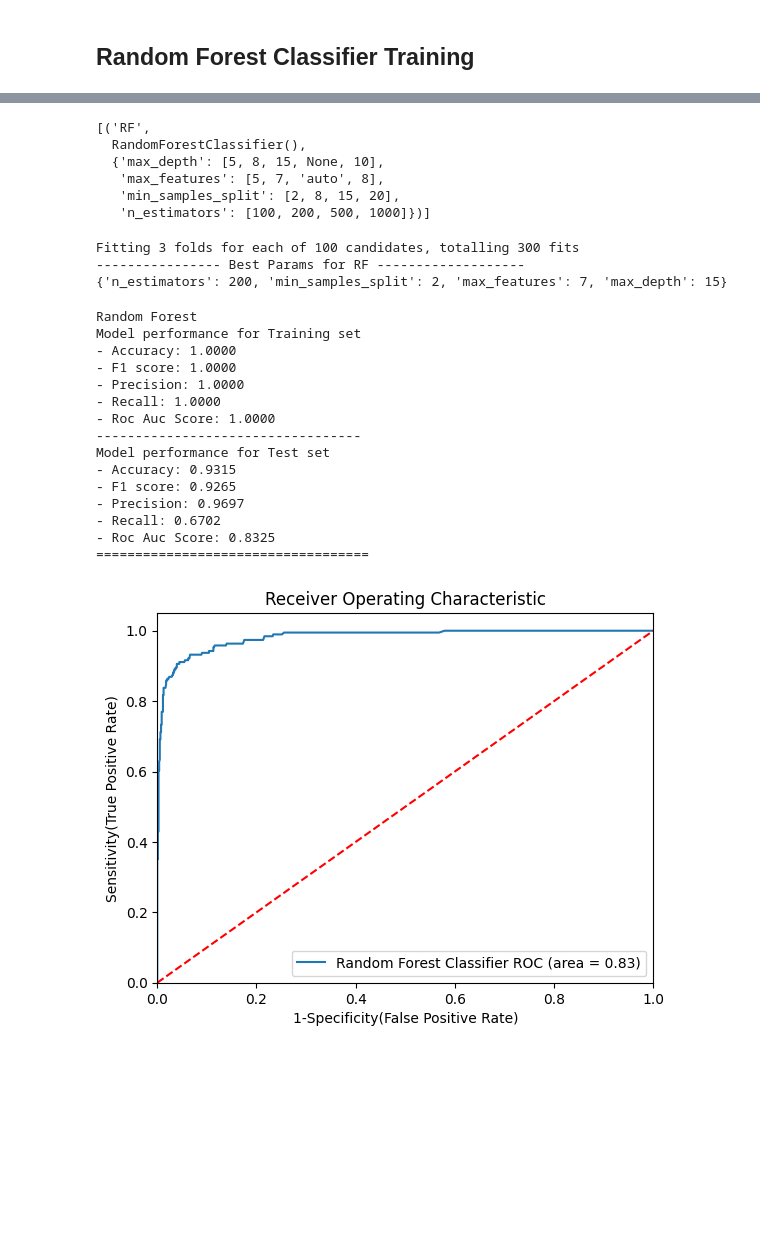
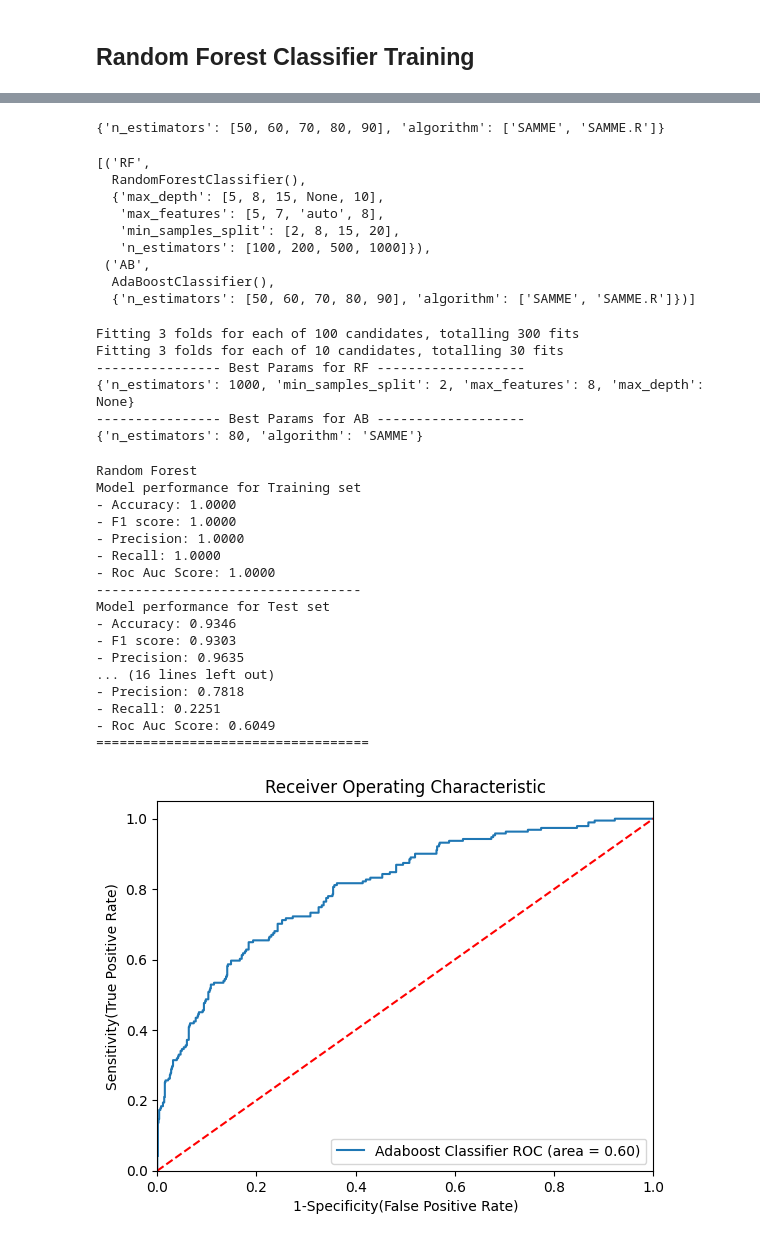
Before and after one commit to yshubh12/Machine-Learning, a Jupyter notebook: Random Forest Classification.ipynb, the cells around one changed output, grey strips where cells are left out. Drawn from its saved outputs; the diff is of its cells as text; code cells hidden in the pictures; blank space fills up the shorter version.

Commit message:
Adaboost Classification model added

```diff
--- a/Random Forest Classification.ipynb
+++ b/Random Forest Classification.ipynb
@@ -298,7 +299,8 @@ models={
     "Logisitic Regression":LogisticRegression(),
     "Decision Tree":DecisionTreeClassifier(),
     "Random Forest":RandomForestClassifier(),
-    "Gradient Boost":GradientBoostingClassifier()
+    "Gradient Boost":GradientBoostingClassifier(),
+    "AdaBoost":AdaBoostClassifier()
 }
 for i in range(len(list(models))):
     model = list(models.values())[i]
@@ -372,10 +374,19 @@ rf_params = {"max_depth": [5, 8, 15, None, 10],
              "max_features": [5, 7, "auto", 8],
              "min_samples_split": [2, 8, 15, 20],
              "n_estimators": [100, 200, 500, 1000]}
+adaboost_params={
+    'n_estimators':[50,60,70,80,90],
+    'algorithm':['SAMME','SAMME.R']
+}
+# %%
+adaboost_params
+# %% [output]
+{'n_estimators': [50, 60, 70, 80, 90], 'algorithm': ['SAMME', 'SAMME.R']}
 # %%
 # Models list for Hyperparameter tuning
 randomcv_models = [
-                   ("RF", RandomForestClassifier(), rf_params)
+                   ("RF", RandomForestClassifier(), rf_params),
+                   ("AB", AdaBoostClassifier(), adaboost_params)
 
                    ]
 # %%
@@ -386,7 +397,10 @@ randomcv_models
   {'max_depth': [5, 8, 15, None, 10],
    'max_features': [5, 7, 'auto', 8],
    'min_samples_split': [2, 8, 15, 20],
-   'n_estimators': [100, 200, 500, 1000]})]
+   'n_estimators': [100, 200, 500, 1000]}),
+ ('AB',
+  AdaBoostClassifier(),
+  {'n_estimators': [50, 60, 70, 80, 90], 'algorithm': ['SAMME', 'SAMME.R']})]
 # %%
 from sklearn.model_selection import RandomizedSearchCV
 
@@ -406,13 +420,18 @@ for model_name in model_param:
     print(model_param[model_name])
 # %% [output]
 Fitting 3 folds for each of 100 candidates, totalling 300 fits
+Fitting 3 folds for each of 10 candidates, totalling 30 fits
 ---------------- Best Params for RF -------------------
-{'n_estimators': 200, 'min_samples_split': 2, 'max_features': 7, 'max_depth': 15}
+{'n_estimators': 1000, 'min_samples_split': 2, 'max_features': 8, 'max_depth': None}
+---------------- Best Params for AB -------------------
+{'n_estimators': 80, 'algorithm': 'SAMME'}
 # %%
 models={
 
     "Random Forest":RandomForestClassifier(n_estimators=1000,min_samples_split=2,
-                                          max_features=7,max_depth=None)
+                                          max_features=7,max_depth=None),
+
+    "Adaboost":AdaBoostClassifier(n_estimators= 80, algorithm='SAMME')
 }
 for i in range(len(list(models))):
     model = list(models.values())[i]
@@ -472,44 +491,50 @@ Model performance for Training set
 - Roc Auc Score: 1.0000
 ----------------------------------
 Model performance for Test set
-- Accuracy: 0.9315
-- F1 score: 0.9265
-- Precision: 0.9697
-- Recall: 0.6702
-- Roc Auc Score: 0.8325
+- Accuracy: 0.9346
+- F1 score: 0.9303
+- Precision: 0.9635
+... (16 lines left out)
+- Precision: 0.7818
+- Recall: 0.2251
+- Roc Auc Score: 0.6049
 ===================================
 # %%
 ## Plot ROC AUC Curve
 from sklearn.metrics import roc_auc_score,roc_curve
 plt.figure()
 
 # Add the models to the list that you want to view on the ROC plot
 auc_models = [
 {
-    'label': 'Random Forest Classifier',
-    'model': RandomForestClassifier(n_estimators=1000,min_samples_split=2,
-                                          max_features=7,max_depth=None),
-    'auc':  0.8325
+    # 'label': 'Random Forest Classifier',
+    # 'model': RandomForestClassifier(n_estimators=1000,min_samples_split=2,
+    #                                       max_features=7,max_depth=None),
+    # 'auc':  0.8325,
+
+    'label': 'Adaboost Classifier',
+    'model': AdaBoostClassifier(n_estimators= 80, algorithm='SAMME'),
+    'auc':  0.6049
 },
 
 ]
 # create loop through all model
 for algo in auc_models:
     model = algo['model'] # select the model
     model.fit(X_train, y_train) # train the model
 # Compute False postive rate, and True positive rate
     fpr, tpr, thresholds = roc_curve(y_test, model.predict_proba(X_test)[:,1])
 # Calculate Area under the curve to display on the plot
     plt.plot(fpr, tpr, label='%s ROC (area = %0.2f)' % (algo['label'], algo['auc']))
 # Custom settings for the plot
 plt.plot([0, 1], [0, 1],'r--')
 plt.xlim([0.0, 1.0])
 plt.ylim([0.0, 1.05])
 plt.xlabel('1-Specificity(False Positive Rate)')
 plt.ylabel('Sensitivity(True Positive Rate)')
 plt.title('Receiver Operating Characteristic')
 plt.legend(loc="lower right")
 plt.savefig("auc.png")
 plt.show()
 # %% [output]
-[figure, old version]
+[figure, new version]
```
Also changed, not shown: parts of 4 cells of this notebook.
